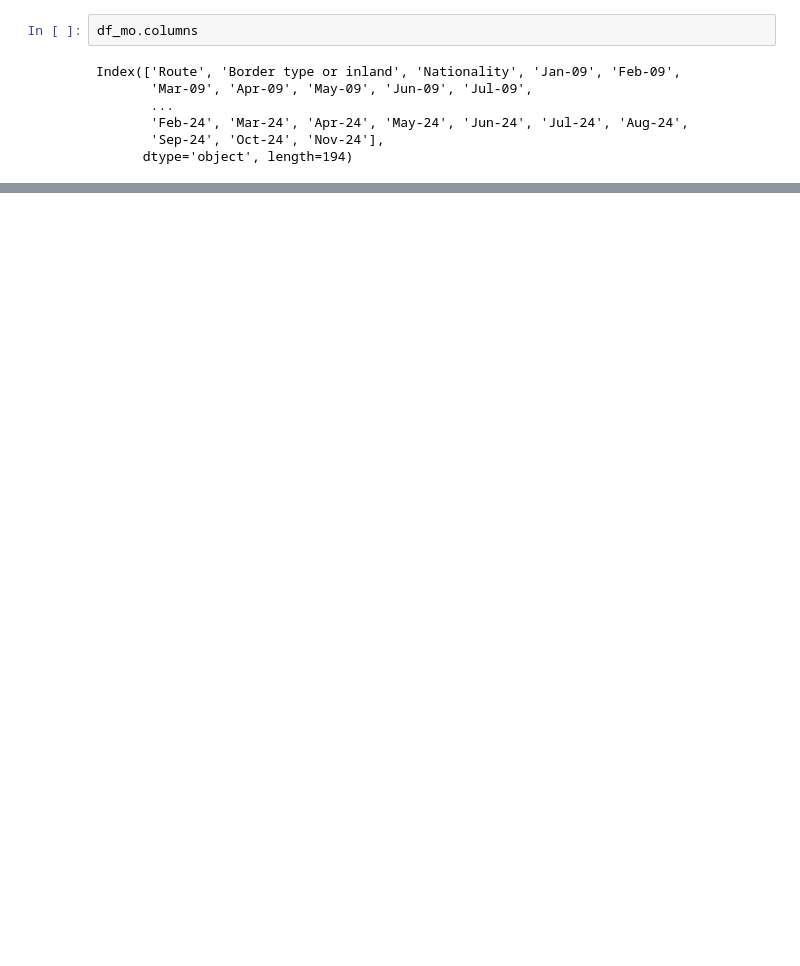
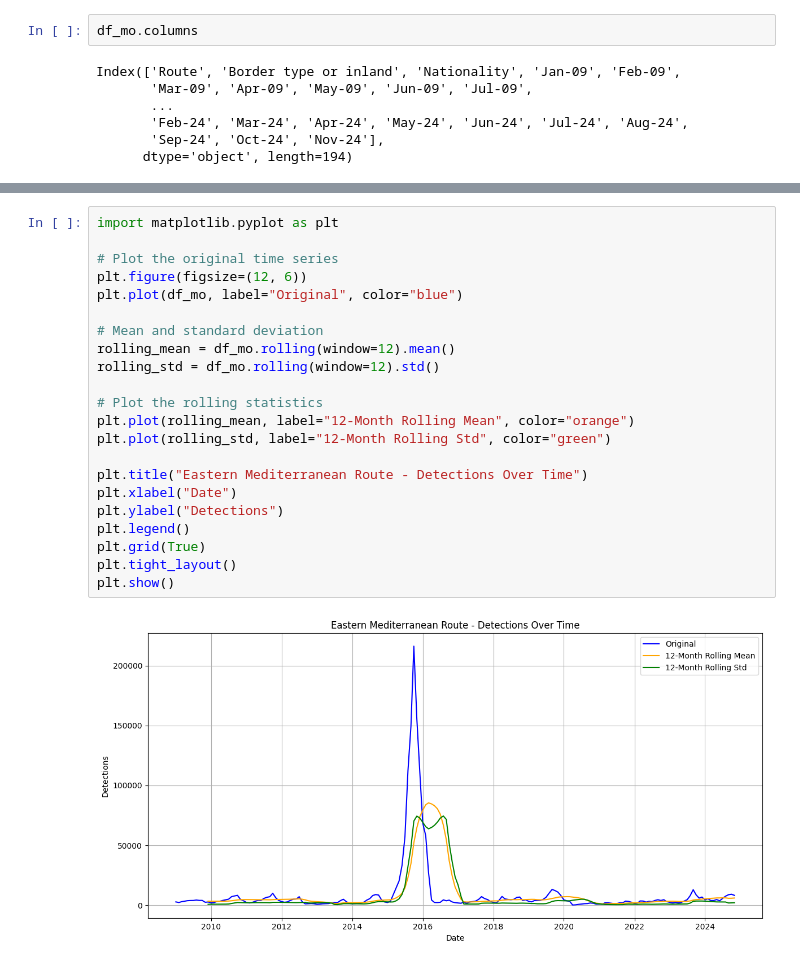
Before and after one commit to PhongCT1105/TSFM-Introduction, a Jupyter notebook: TSFM_Introduction.ipynb, the cells around one changed output, grey strips where cells are left out. Saved outputs shown, nothing was run; the diff lists cells and outputs as text; blank space fills up the shorter version.

```diff
--- a/TSFM_Introduction.ipynb
+++ b/TSFM_Introduction.ipynb
@@ -73,0 +108,24 @@ df_mo
+# %%
+import matplotlib.pyplot as plt
+
+# Plot the original time series
+plt.figure(figsize=(12, 6))
+plt.plot(df_mo, label="Original", color="blue")
+
+# Mean and standard deviation
+rolling_mean = df_mo.rolling(window=12).mean()
+rolling_std = df_mo.rolling(window=12).std()
+
+# Plot the rolling statistics
+plt.plot(rolling_mean, label="12-Month Rolling Mean", color="orange")
+plt.plot(rolling_std, label="12-Month Rolling Std", color="green")
+
+plt.title("Eastern Mediterranean Route - Detections Over Time")
+plt.xlabel("Date")
+plt.ylabel("Detections")
+plt.legend()
+plt.grid(True)
+plt.tight_layout()
+plt.show()
+# %% [output]
+[figure, added]
```
Also changed, not shown: parts of 17 cells of this notebook.
